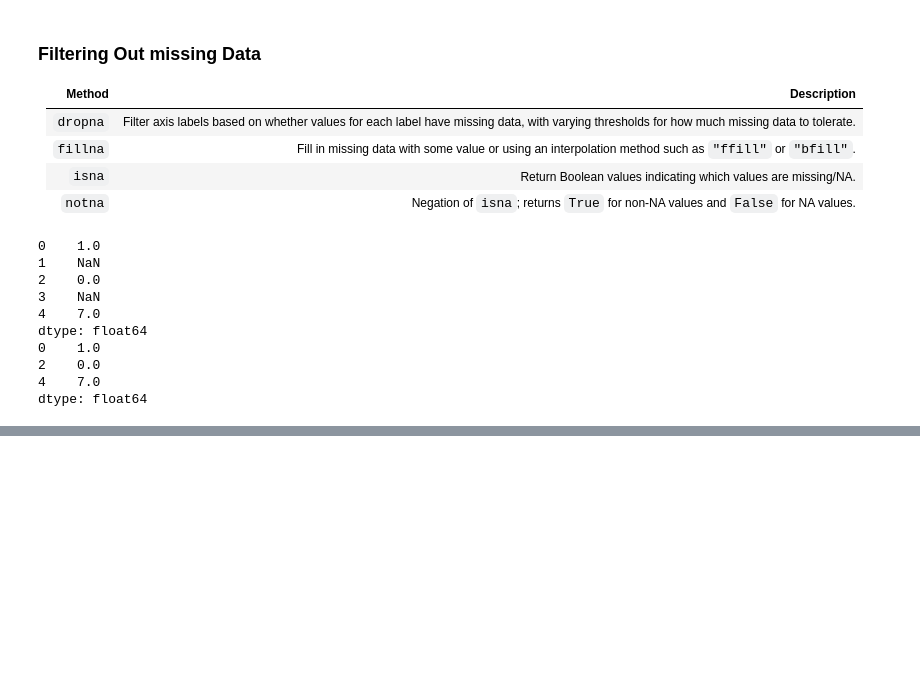
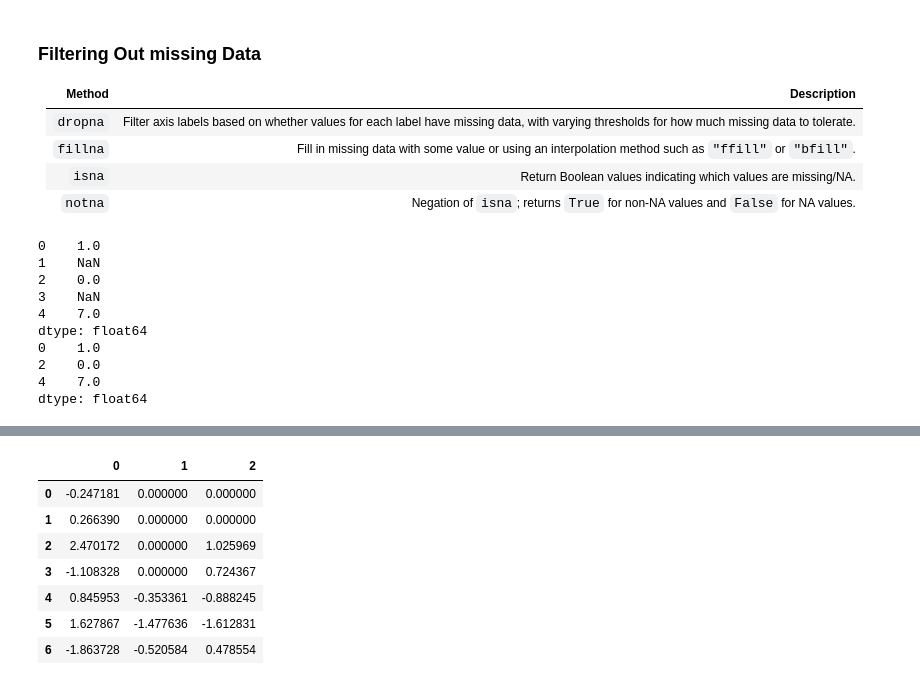
Before and after one commit to varunptel/Pythoning, a Jupyter notebook: pandas/Data_Handling.ipynb, the cells around one changed output, grey strips where cells are left out. Saved outputs shown, nothing was run; the diff lists cells and outputs as text; code cells hidden in the pictures; blank space fills up the shorter version.

Commit message:
added fillna() method

```diff
--- a/pandas/Data_Handling.ipynb
+++ b/pandas/Data_Handling.ipynb
@@ -47,0 +122,13 @@ dtype: float64
+# %%
+# Filling in missing data
+
+df.fillna(0) # replaces the NA values with the scalar value 0
+# %% [output]
+|  | 0 | 1 | 2 |
+| 0 | -0.247181 | 0.000000 | 0.000000 |
+| 1 | 0.266390 | 0.000000 | 0.000000 |
+| 2 | 2.470172 | 0.000000 | 1.025969 |
+| 3 | -1.108328 | 0.000000 | 0.724367 |
+| 4 | 0.845953 | -0.353361 | -0.888245 |
+| 5 | 1.627867 | -1.477636 | -1.612831 |
+| 6 | -1.863728 | -0.520584 | 0.478554 |
```
Also changed, not shown: parts of 11 cells of this notebook.
